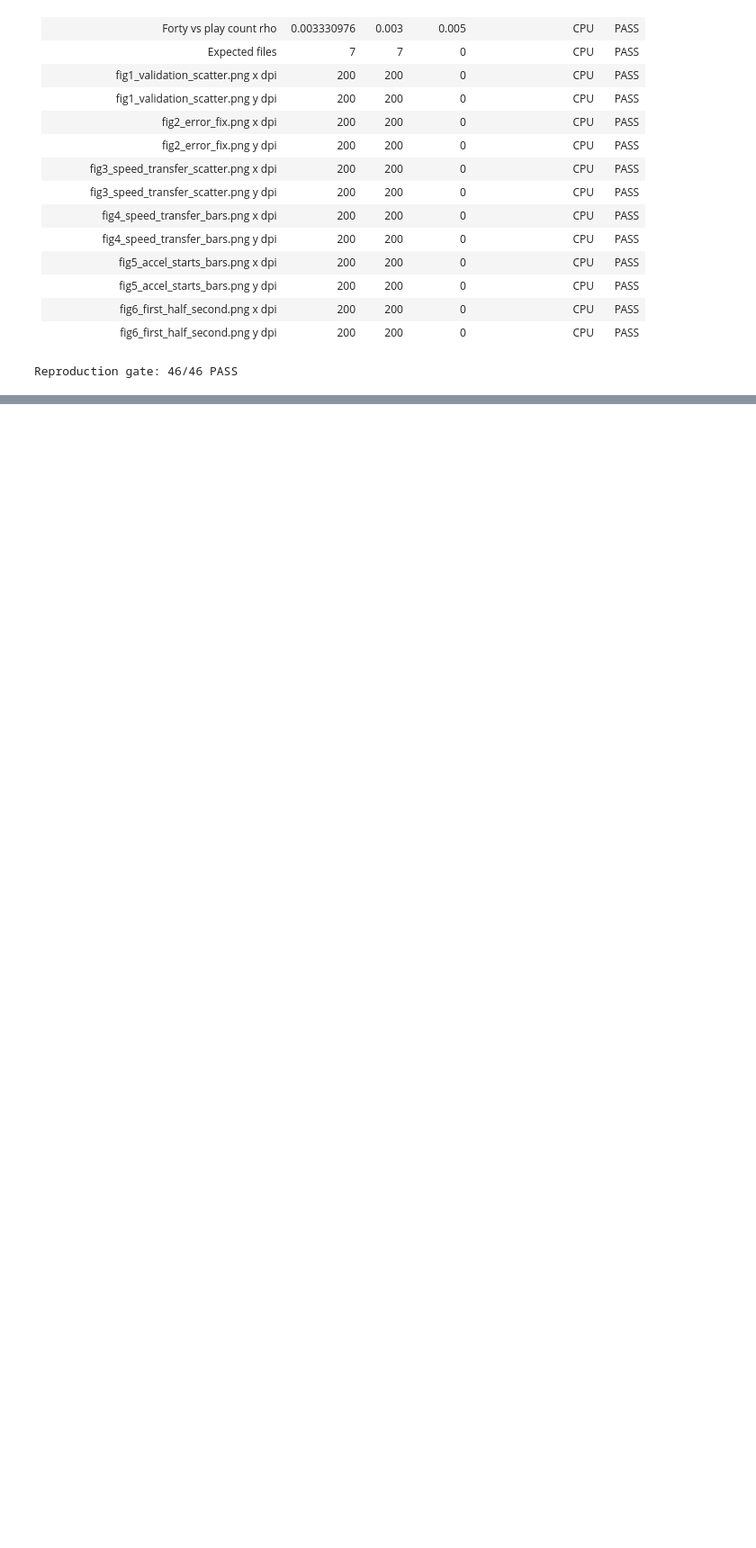
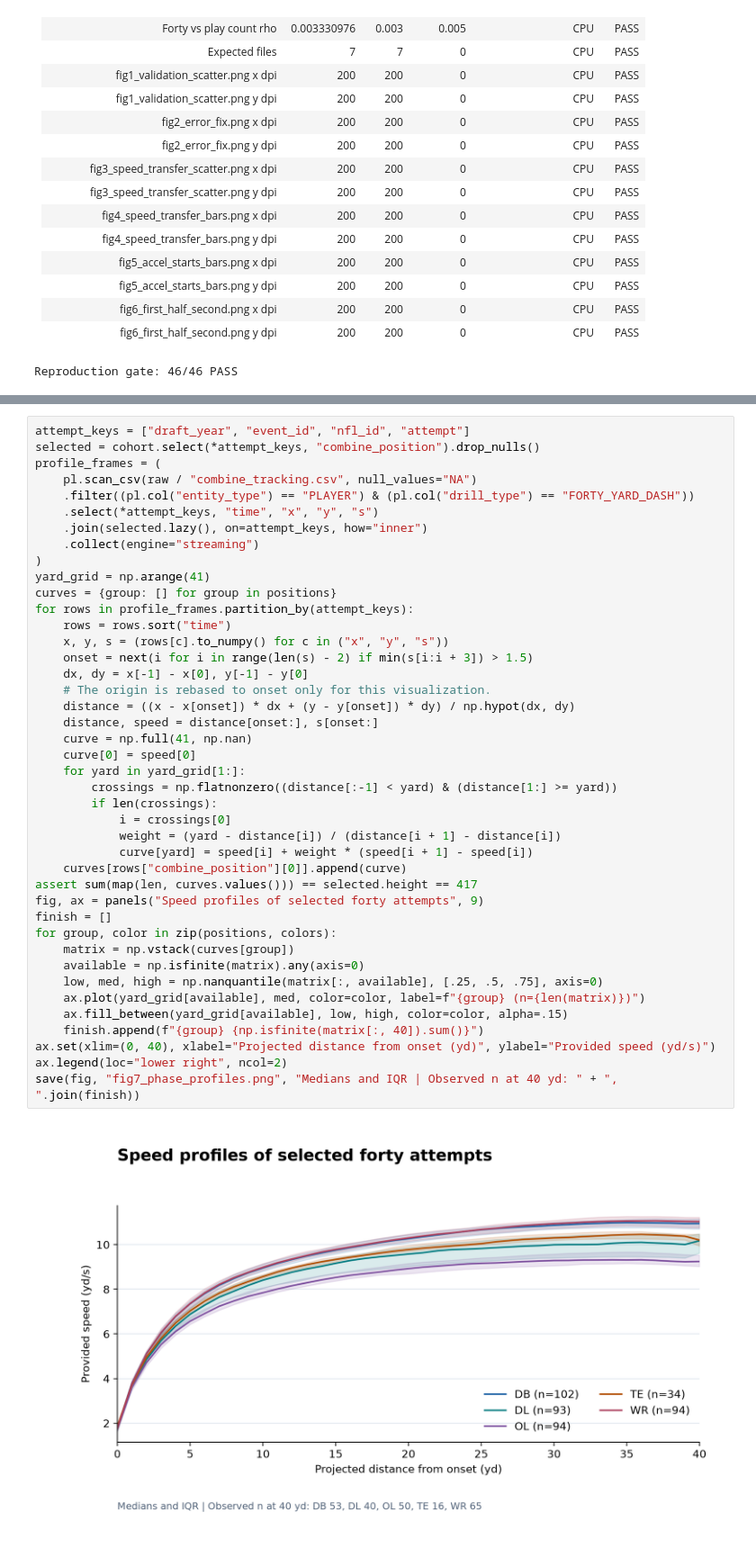
Before and after one commit to Anmols243/nfl-big-data-bowl-2027, a Jupyter notebook: nfl_bdb2027_kaggle.ipynb, the cells around one changed output, grey strips where cells are left out. Shown at 90% size. Cells and saved outputs as stored; diff of their text form; blank space fills up the shorter version.

```diff
--- a/nfl_bdb2027_kaggle.ipynb
+++ b/nfl_bdb2027_kaggle.ipynb
@@ -585,0 +746,44 @@ Reproduction gate: 46/46 PASS
+# %%
+attempt_keys = ["draft_year", "event_id", "nfl_id", "attempt"]
+selected = cohort.select(*attempt_keys, "combine_position").drop_nulls()
+profile_frames = (
+    pl.scan_csv(raw / "combine_tracking.csv", null_values="NA")
+    .filter((pl.col("entity_type") == "PLAYER") & (pl.col("drill_type") == "FORTY_YARD_DASH"))
+    .select(*attempt_keys, "time", "x", "y", "s")
+    .join(selected.lazy(), on=attempt_keys, how="inner")
+    .collect(engine="streaming")
+)
+yard_grid = np.arange(41)
+curves = {group: [] for group in positions}
+for rows in profile_frames.partition_by(attempt_keys):
+    rows = rows.sort("time")
+    x, y, s = (rows[c].to_numpy() for c in ("x", "y", "s"))
+    onset = next(i for i in range(len(s) - 2) if min(s[i:i + 3]) > 1.5)
+    dx, dy = x[-1] - x[0], y[-1] - y[0]
+    # The origin is rebased to onset only for this visualization.
+    distance = ((x - x[onset]) * dx + (y - y[onset]) * dy) / np.hypot(dx, dy)
+    distance, speed = distance[onset:], s[onset:]
+    curve = np.full(41, np.nan)
+    curve[0] = speed[0]
+    for yard in yard_grid[1:]:
+        crossings = np.flatnonzero((distance[:-1] < yard) & (distance[1:] >= yard))
+        if len(crossings):
+            i = crossings[0]
+            weight = (yard - distance[i]) / (distance[i + 1] - distance[i])
+            curve[yard] = speed[i] + weight * (speed[i + 1] - speed[i])
+    curves[rows["combine_position"][0]].append(curve)
+assert sum(map(len, curves.values())) == selected.height == 417
+fig, ax = panels("Speed profiles of selected forty attempts", 9)
+finish = []
+for group, color in zip(positions, colors):
+    matrix = np.vstack(curves[group])
+    available = np.isfinite(matrix).any(axis=0)
+    low, med, high = np.nanquantile(matrix[:, available], [.25, .5, .75], axis=0)
+    ax.plot(yard_grid[available], med, color=color, label=f"{group} (n={len(matrix)})")
+    ax.fill_between(yard_grid[available], low, high, color=color, alpha=.15)
+    finish.append(f"{group} {np.isfinite(matrix[:, 40]).sum()}")
+ax.set(xlim=(0, 40), xlabel="Projected distance from onset (yd)", ylabel="Provided speed (yd/s)")
+ax.legend(loc="lower right", ncol=2)
+save(fig, "fig7_phase_profiles.png", "Medians and IQR | Observed n at 40 yd: " + ", ".join(finish))
+# %% [output]
+[figure, added]
```
Also changed, not shown: parts of 7 cells of this notebook.
